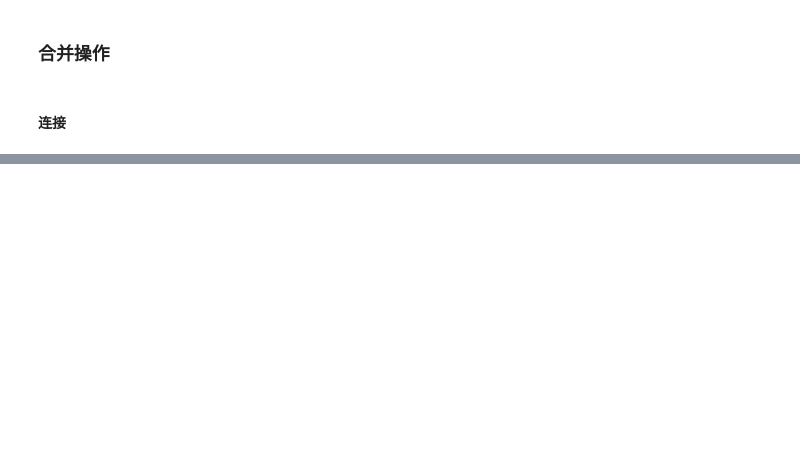
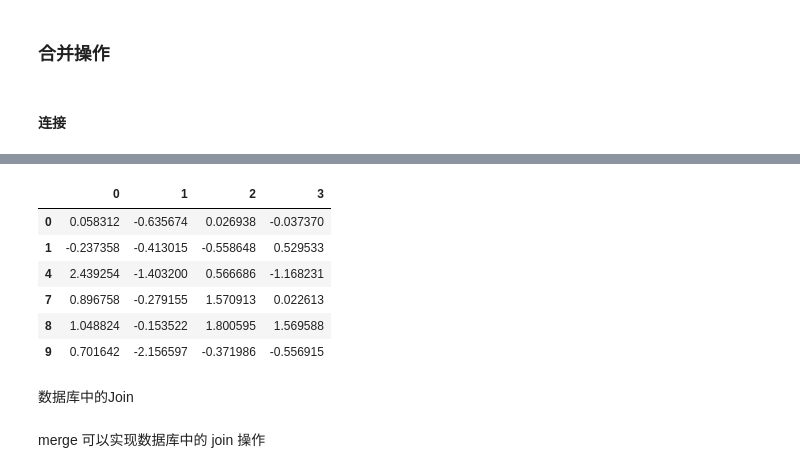
Before and after one commit to Saitama-97/ml_in_action, a Jupyter notebook: code/pandas_tutorial/1_pandas_overview.ipynb, the cells around one changed output, grey strips where cells are left out. Cells and saved outputs as stored; diff of their text form; code cells hidden in the pictures; blank space fills up the shorter version.

```diff
--- a/code/pandas_tutorial/1_pandas_overview.ipynb
+++ b/code/pandas_tutorial/1_pandas_overview.ipynb
@@ -502,0 +508,3 @@ df
+# %%
+pieces = [df[:2],df[4:5],df[7:]]
+pieces
@@ -502,0 +521,14 @@ df
+# %%
+pd.concat(pieces)
+# %% [output]
+|  | 0 | 1 | 2 | 3 |
+| 0 | 0.058312 | -0.635674 | 0.026938 | -0.037370 |
+| 1 | -0.237358 | -0.413015 | -0.558648 | 0.529533 |
+| 4 | 2.439254 | -1.403200 | 0.566686 | -1.168231 |
+| 7 | 0.896758 | -0.279155 | 1.570913 | 0.022613 |
+| 8 | 1.048824 | -0.153522 | 1.800595 | 1.569588 |
+| 9 | 0.701642 | -2.156597 | -0.371986 | -0.556915 |
+# %% [markdown]
+数据库中的Join
+# %% [markdown]
+merge 可以实现数据库中的 join 操作
```
Also changed, not shown: parts of 53 cells of this notebook.
